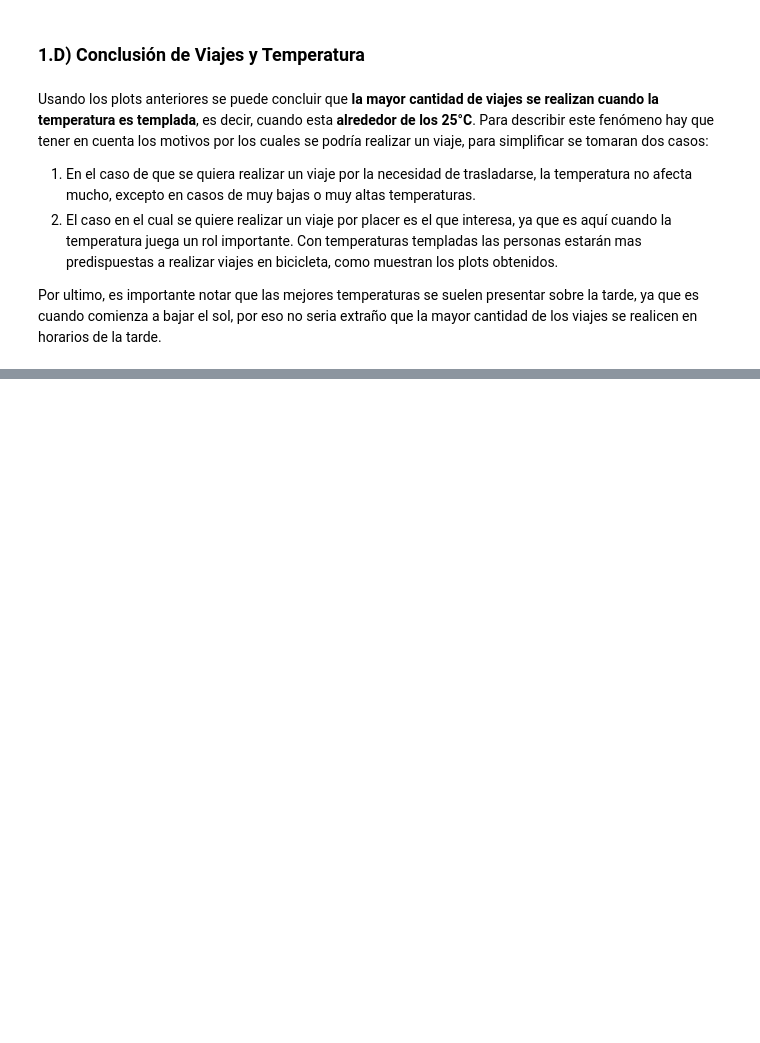
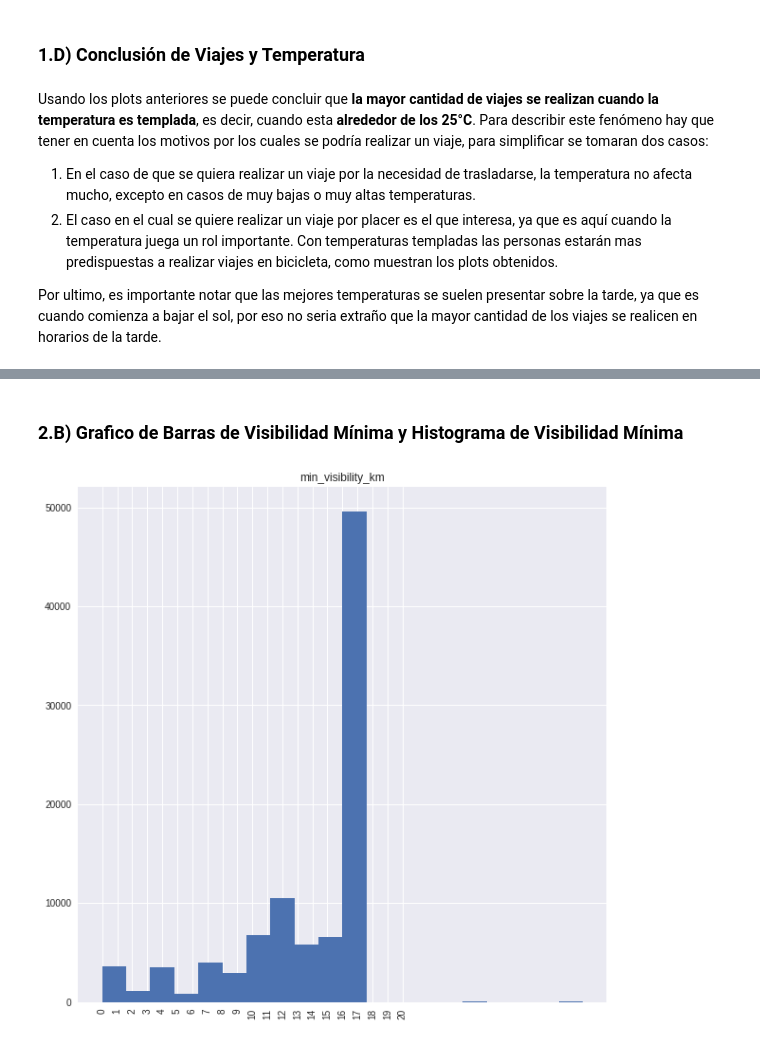
Before and after one commit to frisjon/tp1, a Jupyter notebook: notebooks/viajes_clima.ipynb, the cells around one changed output, grey strips where cells are left out. Saved outputs shown, nothing was run; the diff lists cells and outputs as text; code cells hidden in the pictures; blank space fills up the shorter version.

```diff
--- a/notebooks/viajes_clima.ipynb
+++ b/notebooks/viajes_clima.ipynb
@@ -132,0 +162,7 @@ Por ultimo, es importante notar que las mejores temperaturas se suelen presentar
+# %% [markdown]
+### 2.B) Grafico de Barras de Visibilidad Mínima y Histograma de Visibilidad Mínima
+# %%
+joined.hist(column='min_visibility_km', grid=True, figsize=(10,10), xrot=90, bins=20);
+plt.xticks(range(0,21,1));
+# %% [output]
+[figure, added]
```
Also changed, not shown: parts of 21 cells of this notebook.
